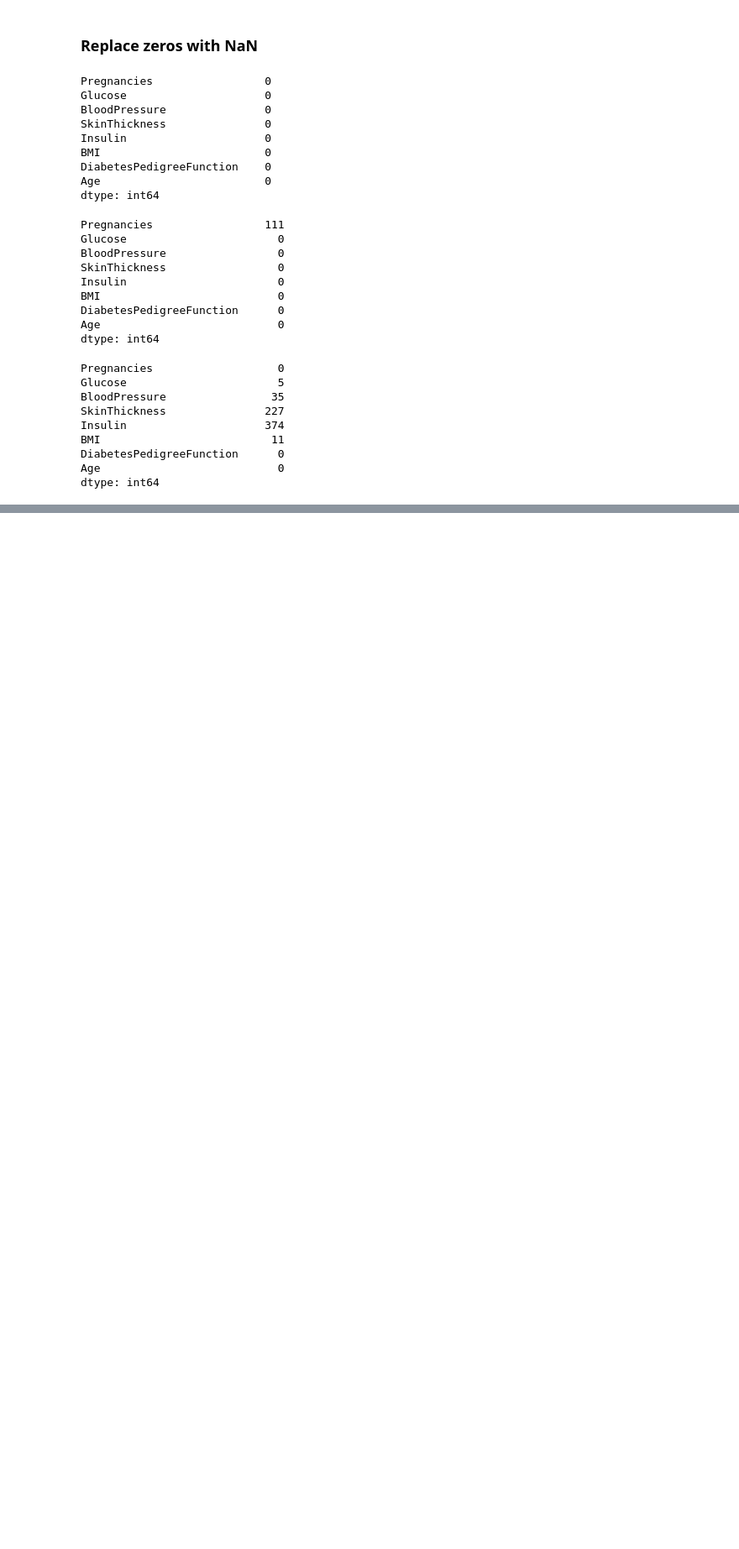
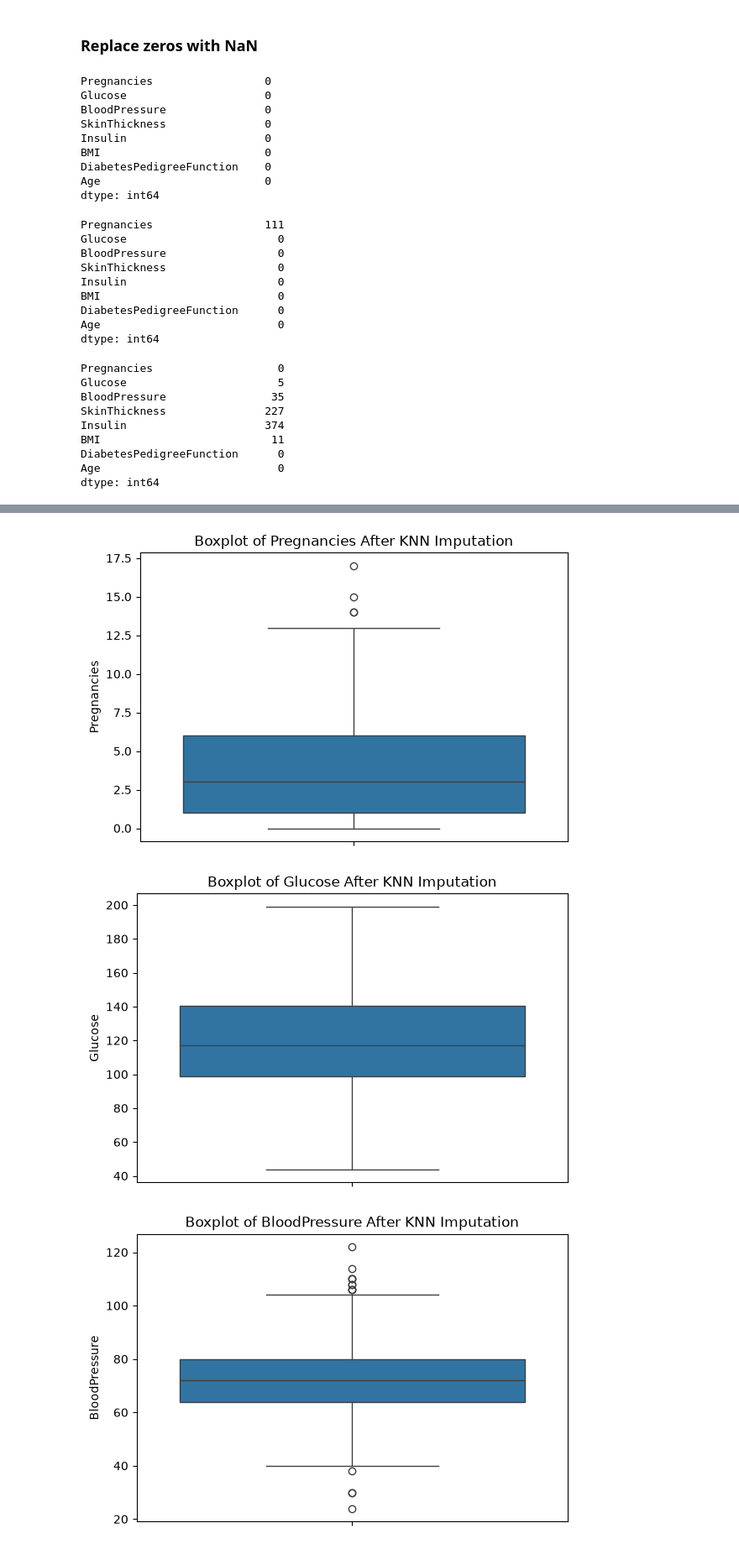
Before and after one commit to lahcen404/GlucoRisk-AI, a Jupyter notebook: notebooks/01_eda.ipynb, the cells around one changed output, grey strips where cells are left out. Shown at 84% size. Saved outputs shown, nothing was run; the diff lists cells and outputs as text; code cells hidden in the pictures; blank space fills up the shorter version.

```diff
--- a/notebooks/01_eda.ipynb
+++ b/notebooks/01_eda.ipynb
@@ -398,0 +502,12 @@ dtype: int64
+# %%
+for column in clinical_columns:
+    plt.figure(figsize=(6, 4))
+    sns.boxplot(y=df_imputed[column])
+    plt.title(f"Boxplot of {column} After KNN Imputation")
+    plt.ylabel(column)
+    plt.tight_layout()
+    plt.show()
+# %% [output]
+[figure, added]
+[figure, added]
+[figure, added]
```
Also changed, not shown: parts of 16 cells of this notebook.
